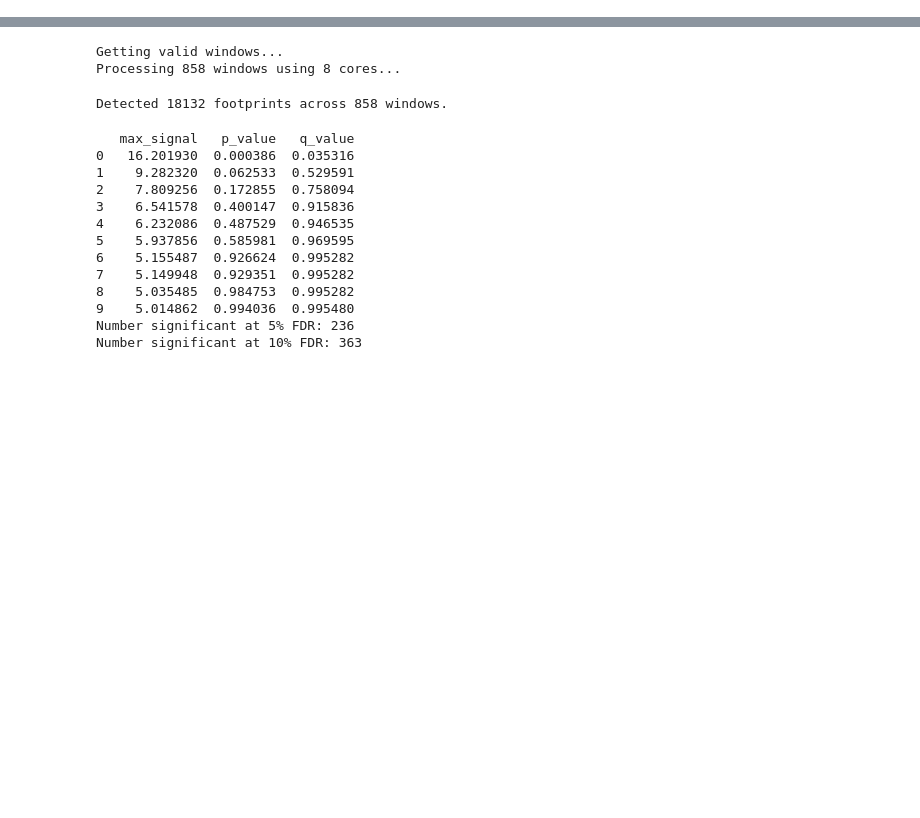
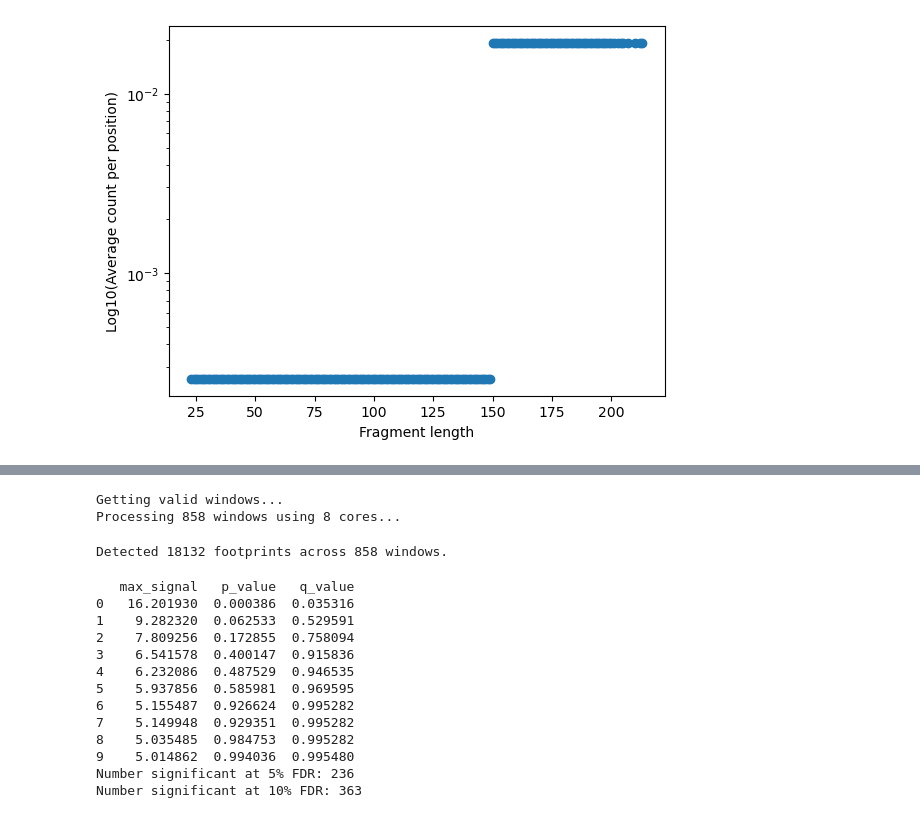
Before and after one commit to aryeelab/foci-3d, a Jupyter notebook: code/footprinting.ipynb, the cells around one changed output, grey strips where cells are left out. Drawn from its saved outputs; the diff is of its cells as text; code cells hidden in the pictures; blank space fills up the shorter version.

```diff
--- a/code/footprinting.ipynb
+++ b/code/footprinting.ipynb
@@ -57,3 +50,15 @@ plt.show()
+# %%
+# Get normalization factors
+avg_by_len = get_scale_factors(counts_gz)
+
+# Plot log10(avg_by_len) - scatter plot
+plt.scatter(avg_by_len.keys(), list(avg_by_len.values()))
+plt.yscale('log')
+plt.xlabel('Fragment length')
+plt.ylabel('Log10(Average count per position)')
+plt.show()
+# %% [output]
+[figure, added]
 # %%
 # Loop over a set of windows
 
```
Also changed, not shown: parts of 3 cells of this notebook, 3 other files.
